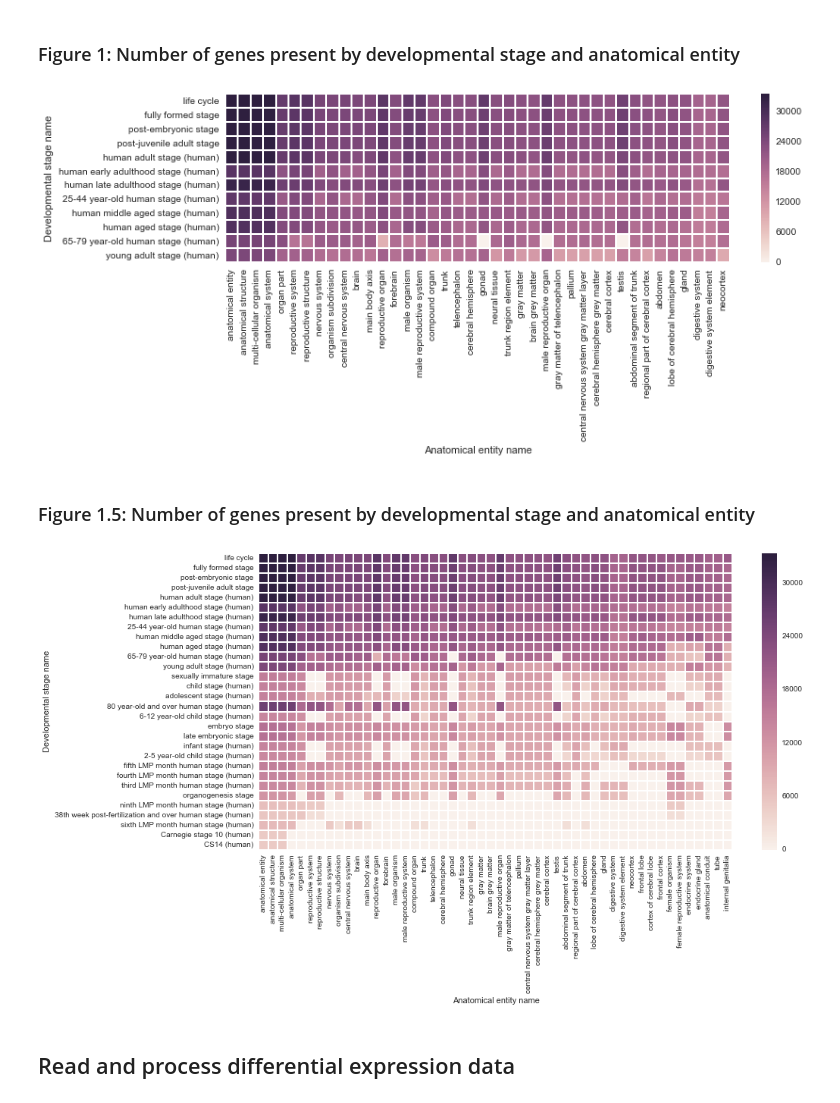
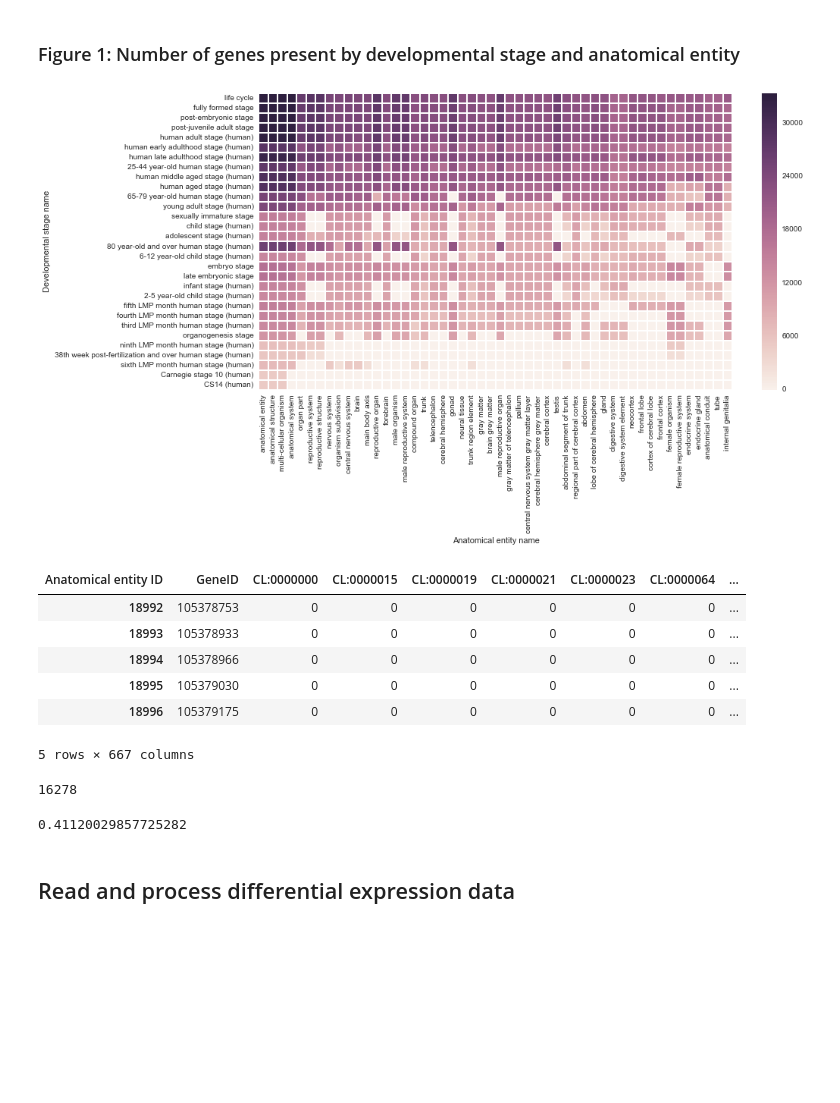
Before and after one commit to dhimmel/bgee, a Jupyter notebook: bgee.ipynb, the cells around one changed output. Drawn from its saved outputs; the diff is of its cells as text; code cells hidden in the pictures; blank space fills up the shorter version.

Commit message:
Converted from ensembl to entrez genes. Created wide formatted integer data frames for tsv export.

```diff
--- a/bgee.ipynb
+++ b/bgee.ipynb
@@ -23,3 +27,15 @@ def get_groupby_counts(df, columns):
+# %%
+# Read Entrez Genes
+url = 'https://raw.githubusercontent.com/dhimmel/entrez-gene/6e133f9ef8ce51a4c5387e58a6cc97564a66cec8/data/genes-human.tsv'
+entrez_df = pandas.read_table(url)
+coding_genes = set(entrez_df.GeneID[entrez_df.type_of_gene == 'protein-coding'])
+
+# Merge with entrez gene identifiers
+url = 'https://raw.githubusercontent.com/dhimmel/entrez-gene/6e133f9ef8ce51a4c5387e58a6cc97564a66cec8/data/xrefs-human.tsv'
+entrez_map_df = pandas.read_table(url)
+entrez_map_df = entrez_map_df[entrez_map_df.resource == 'Ensembl']
+
+ensembl_to_entrez = dict(zip(entrez_map_df.identifier, entrez_map_df.GeneID))
 # %% [markdown]
 ## Read and process presence of expression data
 # %%
@@ -80,20 +96,49 @@ anatomy_df.head(10)
 # Number of present genes per development stage -- anatomical entity pair
 pairwise_df = get_groupby_counts(present_df, ['Developmental stage name', 'Anatomical entity name'])
 rect_df = pairwise_df.pivot('Developmental stage name', 'Anatomical entity name', 'count').fillna(0)
-rect_df = rect_df.loc[stage_df['Developmental stage name'][:12], anatomy_df['Anatomical entity name'][:40]]
-IPython.core.pylabtools.figsize(12, 3.2)
+rect_df = rect_df.loc[stage_df['Developmental stage name'][:30], anatomy_df['Anatomical entity name'][:50]]
+IPython.core.pylabtools.figsize(14, 7)
 seaborn.heatmap(rect_df);
 # %% [output]
-[figure, old version]
+[figure, new version]
-# %% [markdown]
-### Figure 1.5: Number of genes present by developmental stage and anatomical entity
-# %%
-rect_df = pairwise_df.pivot('Developmental stage name', 'Anatomical entity name', 'count').fillna(0)
-rect_df = rect_df.loc[stage_df['Developmental stage name'][:30], anatomy_df['Anatomical entity name'][:50]]
-IPython.core.pylabtools.figsize(14, 7)
-seaborn.heatmap(rect_df);
-# %% [output]
-[figure, removed]
+# %%
+# filter to human adult stage (human)
+adult_df = present_df[present_df['Developmental stage ID'] == 'HsapDv:0000087']
+
+# pivot dataframe so each column is an anatomical entity
+adult_df = adult_df.pivot('Gene ID', 'Anatomical entity ID', 'Expression')
+adult_df = (adult_df == 'present').astype(int)
+
+# convert to entrez GeneIDs
+adult_df = adult_df.groupby(ensembl_to_entrez).max()
+adult_df = adult_df.reset_index()
+adult_df = adult_df.rename(columns=({'index': 'GeneID'}))
+adult_df.GeneID = adult_df.GeneID.astype(int)
+
+# save dataframe
+with gzip.open('data/present-in-adult.tsv.gz', 'wt') as write_file:
+    adult_df.to_csv(write_file, sep='\t', index=False)
+
+# see tail
+adult_df.tail()
+# %% [output]
+| Anatomical entity ID | GeneID | CL:0000000 | CL:0000015 | CL:0000019 | CL:0000021 | CL:0000023 | CL:0000064 | ... |
+| 18992 | 105378753 | 0 | 0 | 0 | 0 | 0 | 0 | ... |
+| 18993 | 105378933 | 0 | 0 | 0 | 0 | 0 | 0 | ... |
+| 18994 | 105378966 | 0 | 0 | 0 | 0 | 0 | 0 | ... |
+| 18995 | 105379030 | 0 | 0 | 0 | 0 | 0 | 0 | ... |
+| 18996 | 105379175 | 0 | 0 | 0 | 0 | 0 | 0 | ... |
+5 rows × 667 columns
+# %%
+# Coding genes in entrez dataset
+len(set(adult_df.GeneID) & coding_genes)
+# %% [output]
+16278
+# %%
+# Frequency of gene presence
+adult_df.drop('GeneID', 1).as_matrix().mean()
+# %% [output]
+0.41120029857725282
 # %% [markdown]
 ## Read and process differential expression data
 # %%
```
Also changed, not shown: parts of 9 cells of this notebook, 2 other files.
